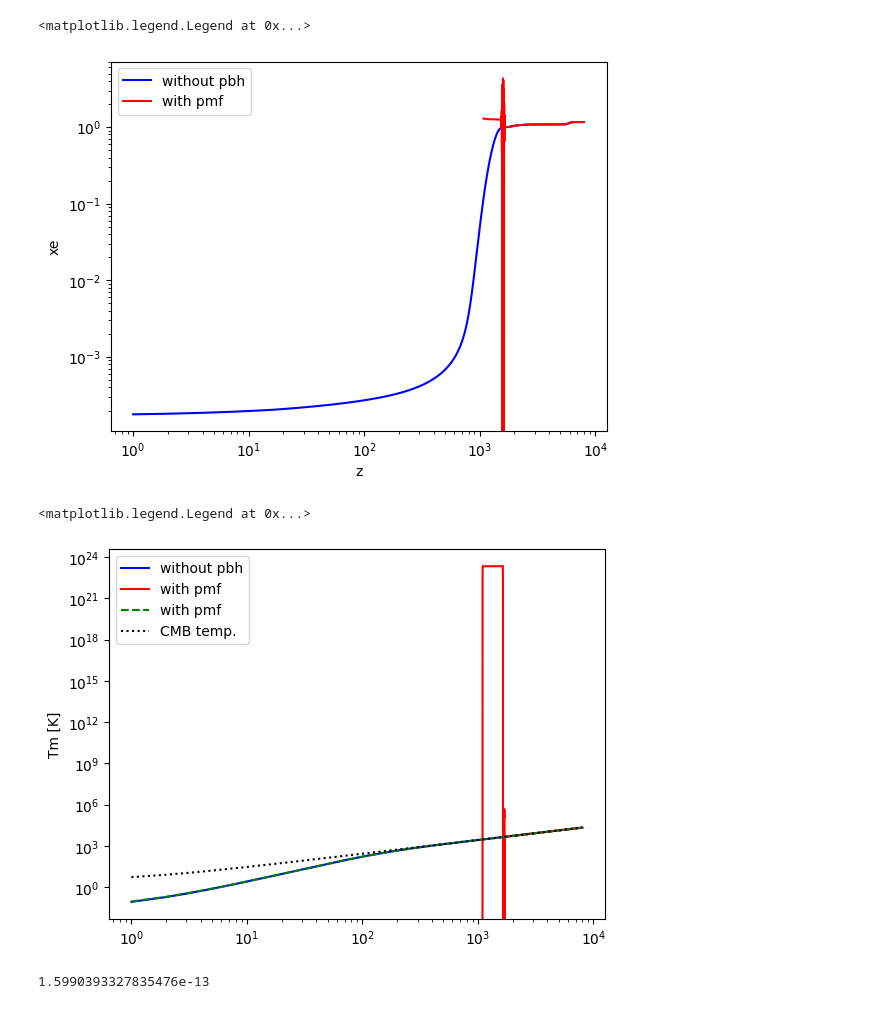
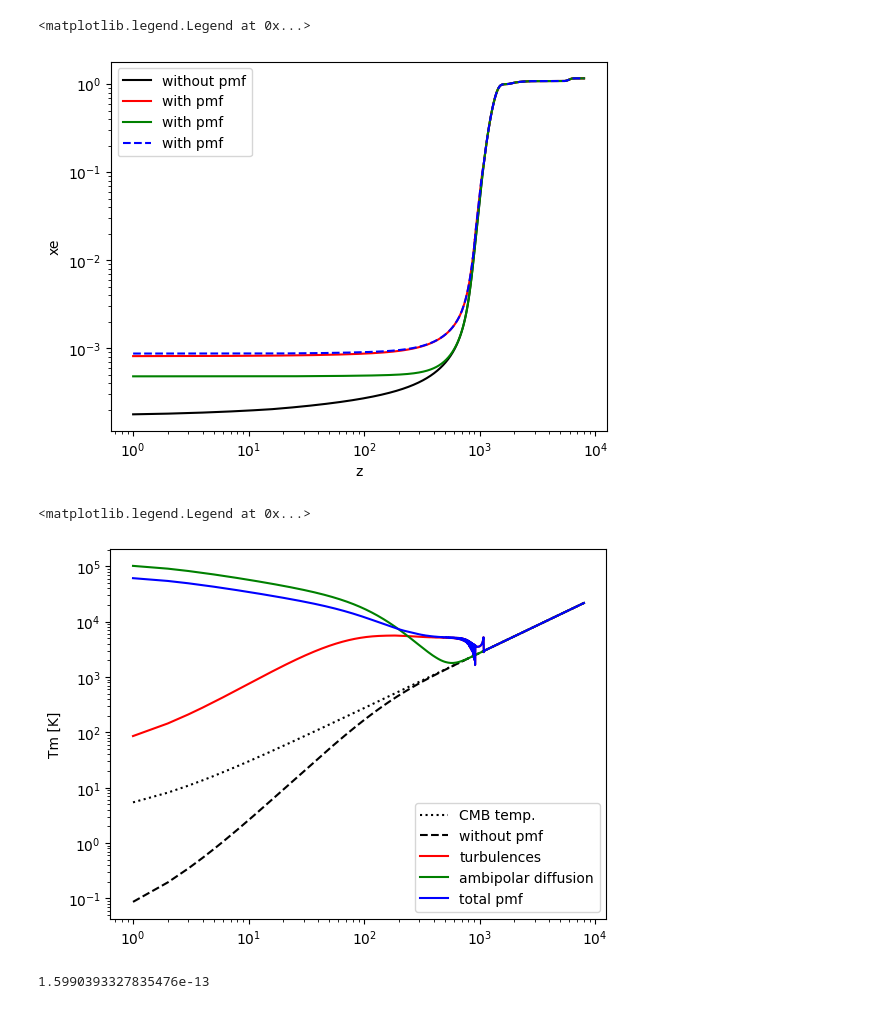
Before and after one commit to gaetanfacchinetti/HYREC-2, a Jupyter notebook: example.ipynb, the cells around one changed output. Cells and saved outputs as stored; diff of their text form; code cells hidden in the pictures.

```diff
--- a/example.ipynb
+++ b/example.ipynb
@@ -6,7 +6,7 @@ import pyhyrec as pyhy
 %matplotlib inline
 # %%
 # create a default cosmo params and injection params object
-cosmo = pyhy.HyRecCosmoParams()
+cosmo = pyhy.HyRecCosmoParams({'h' : 0.6766})
 inj  = pyhy.HyRecInjectionParams()
 
 z, xe, Tm = pyhy.call_run_hyrec(cosmo(), inj())
@@ -16,11 +88,18 @@ inj_pbh  = pyhy.HyRecInjectionParams({'fpbh' : 1.0, 'Mpbh': 1e+3})
 z_pbh, xe_pbh, Tm_pbh = pyhy.call_run_hyrec(cosmo(), inj_pbh())
 # %%
 # create a cosmo params and injection params object with Primordial Magnetic Fields
-inj_pmf_1 = pyhy.HyRecInjectionParams({'sigmaB_PMF' : 0.01, 'nB_PMF': -2.9, 'smooth_z_PMF' : 10000.0, 'heat_channel_PMF' : 2})
+
+# turbulences
+inj_pmf_1 = pyhy.HyRecInjectionParams({'sigmaB_PMF' : 1, 'nB_PMF': -1.5, 'smooth_z_PMF' : 1000.0, 'heat_channel_PMF' : 1})
 z_pmf_1, xe_pmf_1, Tm_pmf_1 = pyhy.call_run_hyrec(cosmo(), inj_pmf_1())
 
-inj_pmf_2 = pyhy.HyRecInjectionParams({'sigmaB_PMF' : 0.01, 'nB_PMF': -2.9, 'smooth_z_PMF' : 0.0, 'heat_channel_PMF' : 1})
+# ambipolar diffusion
+inj_pmf_2 = pyhy.HyRecInjectionParams({'sigmaB_PMF' : 1, 'nB_PMF': -1.5, 'smooth_z_PMF' : 0.0, 'heat_channel_PMF' : 2})
 z_pmf_2, xe_pmf_2, Tm_pmf_2 = pyhy.call_run_hyrec(cosmo(), inj_pmf_2())
+
+# ambipolar diffusion
+inj_pmf_3 = pyhy.HyRecInjectionParams({'sigmaB_PMF' : 1, 'nB_PMF': -1.5, 'smooth_z_PMF' : 1000.0})
+z_pmf_3, xe_pmf_3, Tm_pmf_3 = pyhy.call_run_hyrec(cosmo(), inj_pmf_3())
 # %%
 # load data for comparisons to the precomputed default case
 data = np.loadtxt("./tests/output_xe.dat")
@@ -33,9 +112,11 @@ Tm_c = np.flip(data[:, 2])
 fig = plt.figure()
 ax = fig.gca()
 
-ax.plot(z, xe, '-b', label='without pbh')
+ax.plot(z, xe, '-k', label='without pmf')
 #ax.plot(z_pbh, xe_pbh, '-r', label='with pbh')
 ax.plot(z_pmf_1, xe_pmf_1, '-r', label='with pmf')
+ax.plot(z_pmf_2, xe_pmf_2, '-g', label='with pmf')
+ax.plot(z_pmf_2, xe_pmf_3, '--b', label='with pmf')
 #ax.plot(z_c, xe_c, 'c-.',  label='(default)')
 
 ax.set_xscale("log")
@@ -45,30 +126,32 @@ ax.set_xlabel('z')
 ax.legend()
 # %% [output]
 <matplotlib.legend.Legend at 0x...>
-[figure, old version]
+[figure, new version]
 # %%
 # plotting Tm
 fig = plt.figure()
 ax = fig.gca()
 
-ax.plot(z, Tm, '-b', label='without pbh')
+ax.plot(z, cosmo.T0 * (1+z), color='k', linestyle=':', label='CMB temp.')
+ax.plot(z, Tm, 'k--', label='without pmf')
 #ax.plot(z_pbh, Tm_pbh, '-r', label='with pbh')
-ax.plot(z_pmf_1, Tm_pmf_1, '-r', label='with pmf')
-ax.plot(z_pmf_2, Tm_pmf_2, '--g', label='with pmf')
+ax.plot(z_pmf_1, Tm_pmf_1, '-r', label='turbulences')
+ax.plot(z_pmf_2, Tm_pmf_2, '-g', label='ambipolar diffusion')
+ax.plot(z_pmf_2, Tm_pmf_3, '-b', label='total pmf')
 #ax.plot(z_c, Tm_c, 'c-.',  label='default')
 
 #ax.plot(z_pmf, (1.0-np.tanh((z_pmf - 1088)/50.0))/2.0)
-ax.plot(z, cosmo.T0 * (1+z), color='k', linestyle=':', label='CMB temp.')
+
 
 ax.set_xscale("log")
 ax.set_yscale("log")
 ax.set_ylabel('Tm [K]')
 #ax.set_xlim(800, 1200)
 #ax.set_xlabel('z')
 ax.legend()
 # %% [output]
 <matplotlib.legend.Legend at 0x...>
-[figure, old version]
+[figure, new version]
 # %%
 # create a cosmo params and injection params object with Primordial Magnetic Fields
 inj_pmf = pyhy.HyRecInjectionParams({'sigmaB_PMF' : 0.01, 'nB_PMF': -2.9, 'smooth_z_PMF' : 0.0})
```
Also changed, not shown: parts of 4 cells of this notebook, 8 other files.
